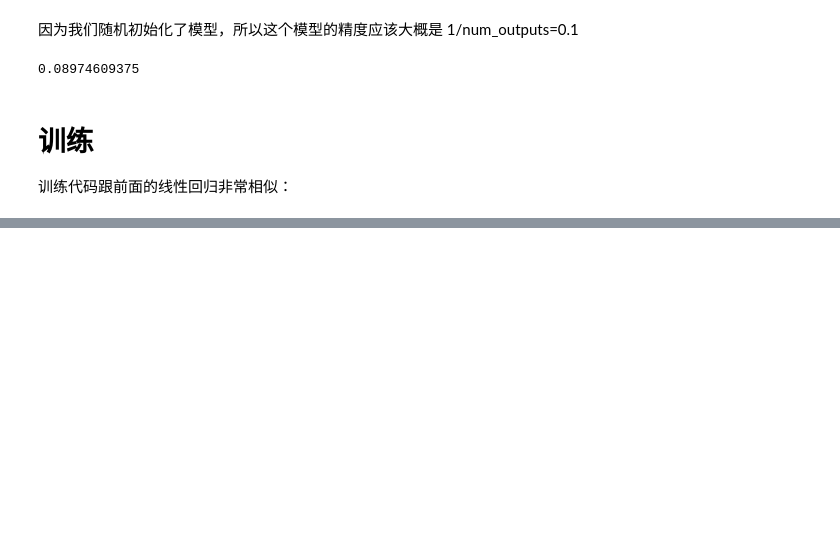
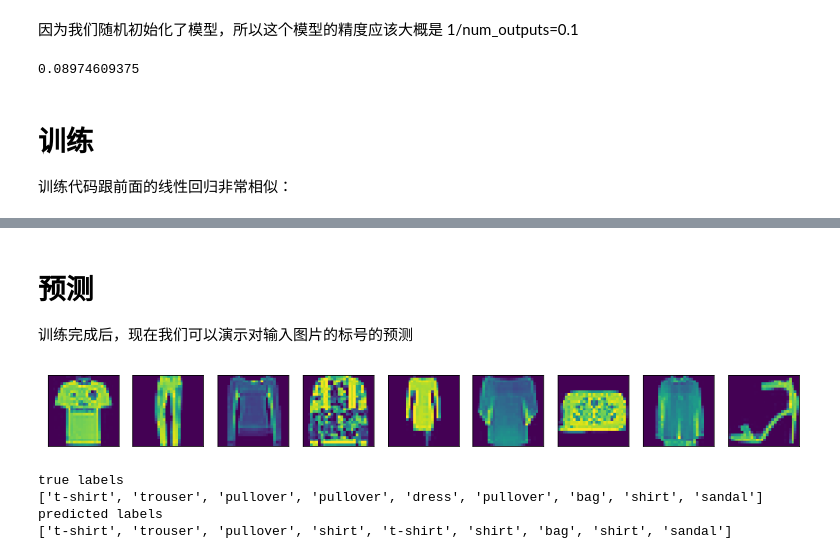
Before and after one commit to lixixi89055465/py_stu, a Jupyter notebook: muli/base/chapter1/linear-regression-scratch_stu.ipynb, the cells around one changed output, grey strips where cells are left out. Drawn from its saved outputs; the diff is of its cells as text; code cells hidden in the pictures; blank space fills up the shorter version.

```diff
--- a/muli/base/chapter1/linear-regression-scratch_stu.ipynb
+++ b/muli/base/chapter1/linear-regression-scratch_stu.ipynb
@@ -206,0 +207,19 @@ Epoch 4 . loss :1.270426 ,train acc 0.722235,Test acc 0.732031
+# %% [markdown]
+# 预测
+训练完成后，现在我们可以演示对输入图片的标号的预测
+# %%
+data,label=mnist_test[0:9]
+show_images(data)
+# %% [output]
+[figure, added]
+# %%
+print("true labels")
+print(get_text_label(label))
+predicted_labels=net(data).argmax(axis=1)
+print("predicted labels")
+print(get_text_label(predicted_labels.asnumpy()))
+# %% [output]
+true labels
+['t-shirt', 'trouser', 'pullover', 'pullover', 'dress', 'pullover', 'bag', 'shirt', 'sandal']
+predicted labels
+['t-shirt', 'trouser', 'pullover', 'shirt', 't-shirt', 'shirt', 'bag', 'shirt', 'sandal']
```
Also changed, not shown: parts of 1 cell of this notebook.
